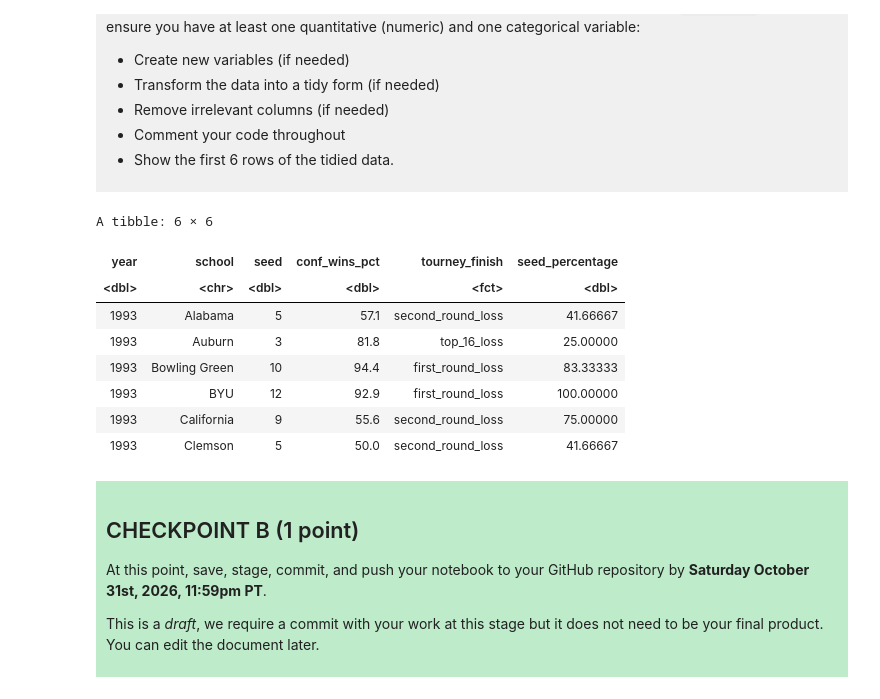
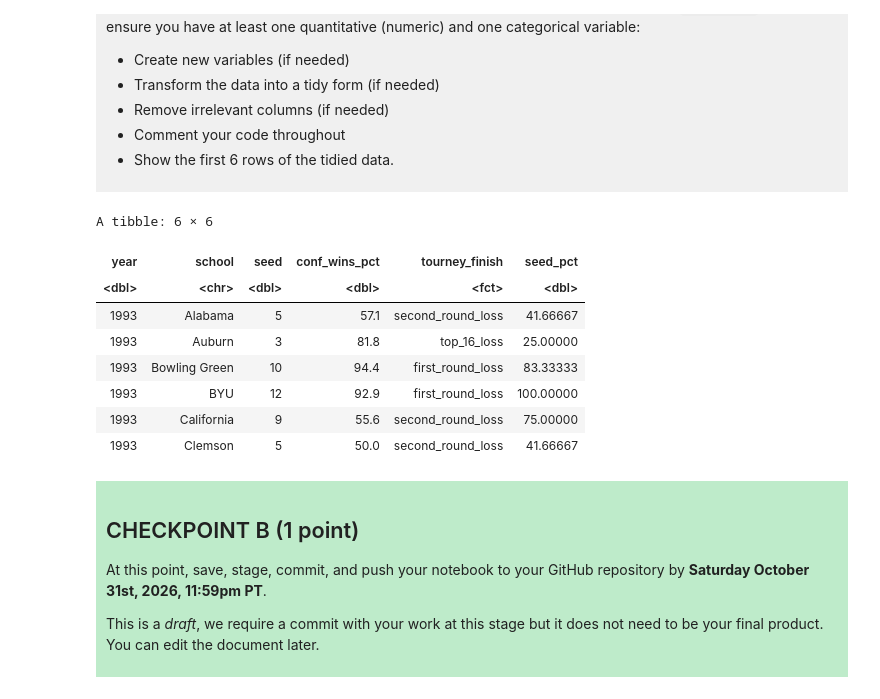
Before and after one commit to tarynluu/dsci-100-project-taryn-lu, a Jupyter notebook: dsci-100-project-notebook.ipynb, the cells around one changed output. Cells and saved outputs as stored; diff of their text form; code cells hidden in the pictures.

```diff
--- a/dsci-100-project-notebook.ipynb
+++ b/dsci-100-project-notebook.ipynb
@@ -233,36 +233,37 @@ data_tidy <- data |>
 # remove irrelevant columns
     select(year, school, seed, conf_wins_pct, tourney_finish) |>
 
 # change tourney_finish to a factor with levels ordered by bets to worst placement
     mutate(tourney_finish = factor(tourney_finish, levels = c("champ","top_2_loss",
                               "top_4_loss",
                               "top_8_loss",
                               "top_16_loss",
                               "second_round_loss",
                               "first_round_loss",
                               "opening_round_loss"))) |>
 
 # find seed as a proportion of that year's largest seed number to account for different max seeds in the earlier years.
 # A lower percentage is better
     group_by(year)|>
-    mutate(seed_percentage = 100*(seed / max(seed))) |>
+    mutate(seed_pct = 100*(seed / max(seed))) |>
     ungroup()
+
+
 
 # this is for the SECOND VERSION research question with missing values removed
 data_tidy_v2 <- data_tidy |>
     filter(year %in% 1993:2018 )
-
 
 # show first 6 rows
 data_tidy_first_six <- data_tidy_v2 |>
     head()
 
 data_tidy_first_six
 
 # to clarify, data_tidy contains info from 1982-2018, data_tidy_v2 contains info from 1993-2018 and is what will be used moving forward
 # %% [output]
 A tibble: 6 × 6
-| year | school | seed | conf_wins_pct | tourney_finish | seed_percentage |
+| year | school | seed | conf_wins_pct | tourney_finish | seed_pct |
 | <dbl> | <chr> | <dbl> | <dbl> | <fct> | <dbl> |
 | 1993 | Alabama | 5 | 57.1 | second_round_loss | 41.66667 |
 | 1993 | Auburn | 3 | 81.8 | top_16_loss | 25.00000 |
```
Also changed, not shown: parts of 10 cells of this notebook.
